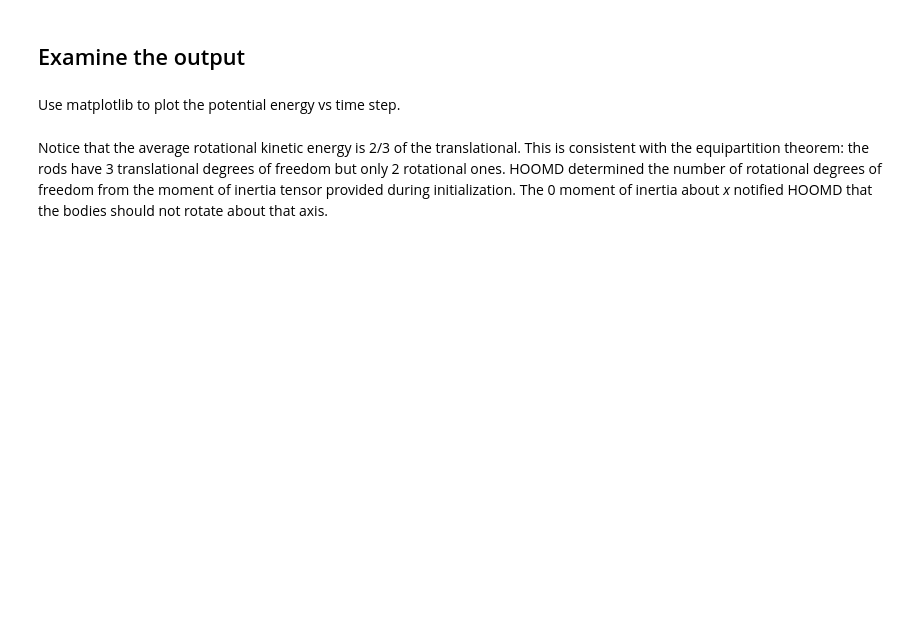
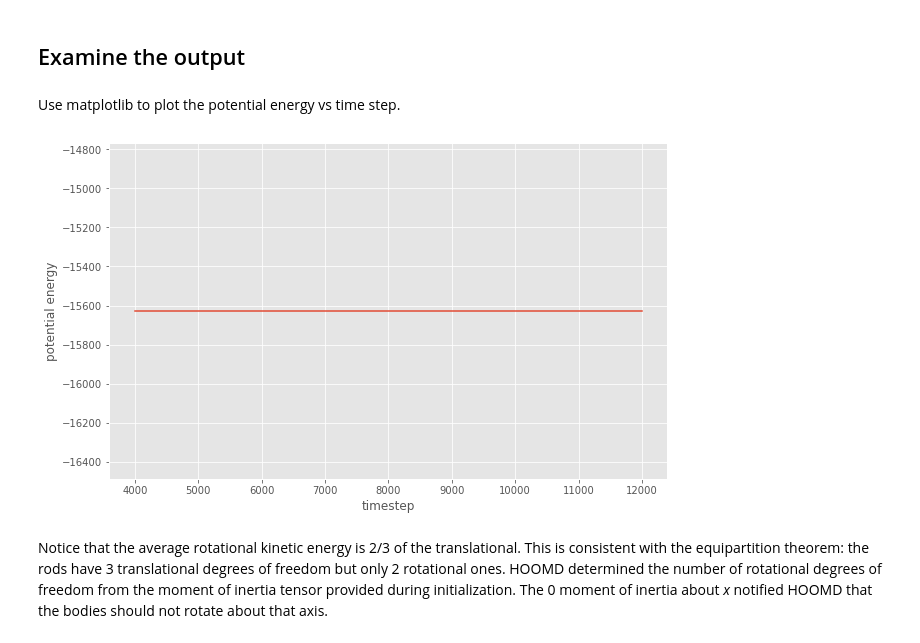
Before and after one commit to jennyfothergill/hoomd-examples, a Jupyter notebook: Tutorial - MD - Rigid rods.ipynb, the cells around one changed output. Cells and saved outputs as stored; diff of their text form; code cells hidden in the pictures; blank space fills up the shorter version.

```diff
--- a/Tutorial - MD - Rigid rods.ipynb
+++ b/Tutorial - MD - Rigid rods.ipynb
@@ -162,2 +167,38 @@ pyplot.ylabel('potential_energy');
+# %%
+import matplotlib
+import gsd.hoomd
+%matplotlib inline
+matplotlib.style.use('ggplot')
+# %%
+traj = gsd.hoomd.open('log.gsd', 'rb')
+# %%
+timestep = []
+walltime = []
+potential_energy = []
+translational_energy = []
+rotational_energy = []
+
+
+for frame in traj:
+    timestep.append(frame.configuration.step)
+    walltime.append(frame.log['Simulation/walltime'][0])
+    potential_energy.append(
+        frame.log['md/compute/ThermodynamicQuantities/potential_energy'][0]
+    )
+    translational_energy.append(
+        frame.log['md/compute/ThermodynamicQuantities/translational_kinetic_energy'][0]
+    )
+    rotational_energy.append(
+        frame.log['md/compute/ThermodynamicQuantities/rotational_kinetic_energy'][0]
+    )
+# %%
+fig = matplotlib.figure.Figure(figsize=(10, 6.18))
+ax = fig.add_subplot()
+ax.plot(timestep, potential_energy)
+ax.set_xlabel('timestep')
+ax.set_ylabel('potential energy')
+fig
+# %% [output]
+[figure, added]
 # %% [markdown]
 Notice that the average rotational kinetic energy is 2/3 of the translational. This is consistent with the equipartition theorem: the rods have 3 translational degrees of freedom but only 2 rotational ones. HOOMD determined the number of rotational degrees of freedom from the moment of inertia tensor provided during initialization. The 0 moment of inertia about *x* notified HOOMD that the bodies should not rotate about that axis.
```
Also changed, not shown: parts of 38 cells of this notebook.
